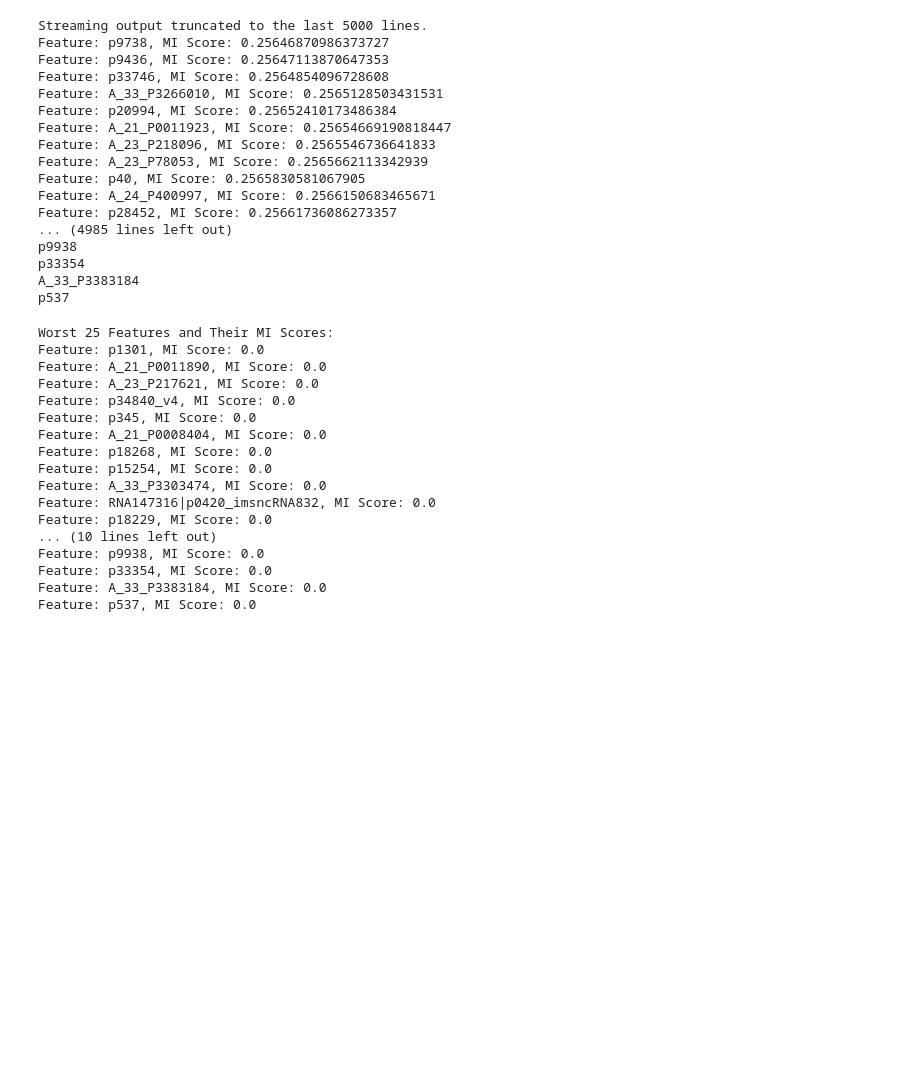
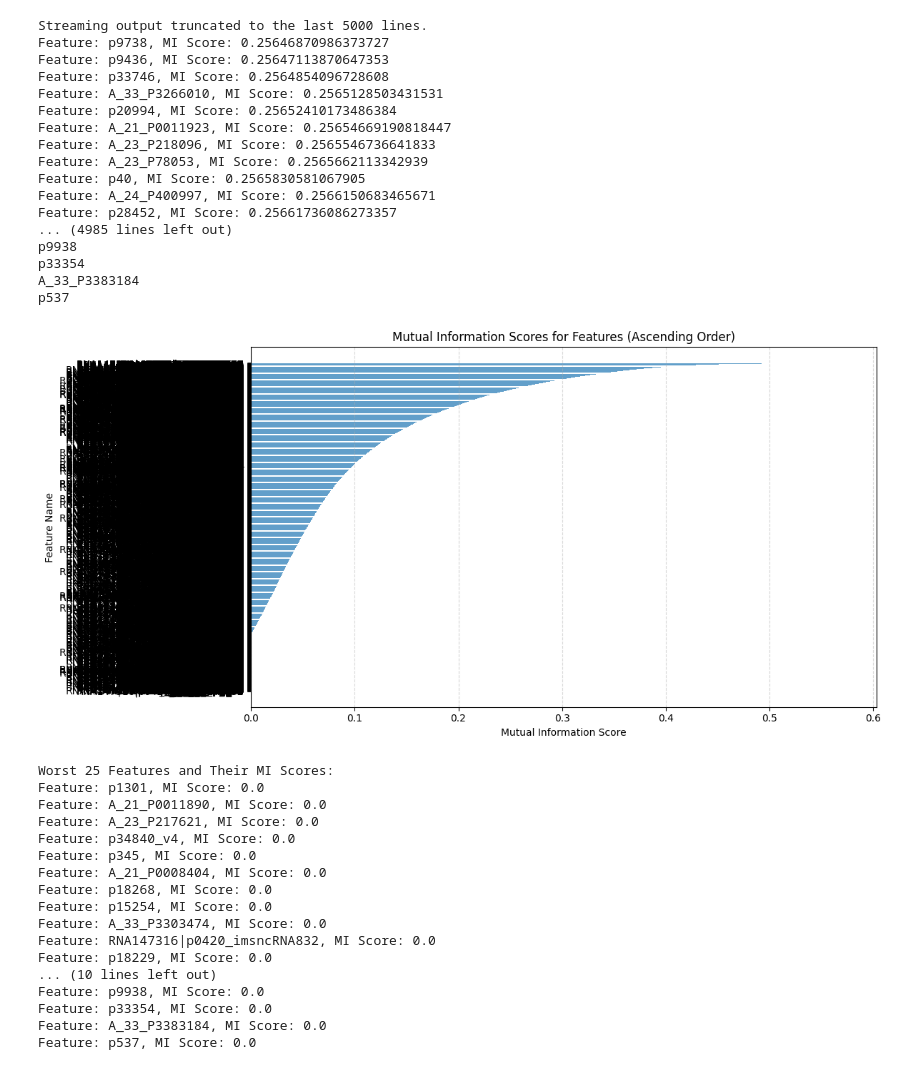
Before and after one commit to Sachira-Heshan/omic-data-and-machine-learning-in-the-identification-of-coronary-artery-disease, a Jupyter notebook: building_models_with_dataset_GSE113079.ipynb, the cells around one changed output. Cells and saved outputs as stored; diff of their text form; code cells hidden in the pictures; blank space fills up the shorter version.

Commit message:
Plotted the mutual information values for each feature in ascending order

```diff
--- a/building_models_with_dataset_GSE113079.ipynb
+++ b/building_models_with_dataset_GSE113079.ipynb
@@ -248,3 +250,22 @@ p537
+# %%
+import matplotlib.pyplot as plt
+
+# Extract the feature names and their MI scores from sorted_features_ascending
+feature_names, mi_scores = zip(*sorted_features_ascending)
+
+# Create a bar plot to visualize MI scores
+plt.figure(figsize=(12, 6))  # Adjust the figure size as needed
+plt.barh(range(len(feature_names)), mi_scores, align='center', alpha=0.7)
+plt.yticks(range(len(feature_names)), feature_names)
+plt.xlabel('Mutual Information Score')
+plt.ylabel('Feature Name')
+plt.title('Mutual Information Scores for Features (Ascending Order)')
+plt.grid(axis='x', linestyle='--', alpha=0.5)
+
+plt.tight_layout()
+plt.show()
+# %% [output]
+[figure, added]
 # %%
 # Select the worst 25 features
 worst_features = sorted_features_ascending[:25]
```
Also changed, not shown: parts of 1 cell of this notebook.
